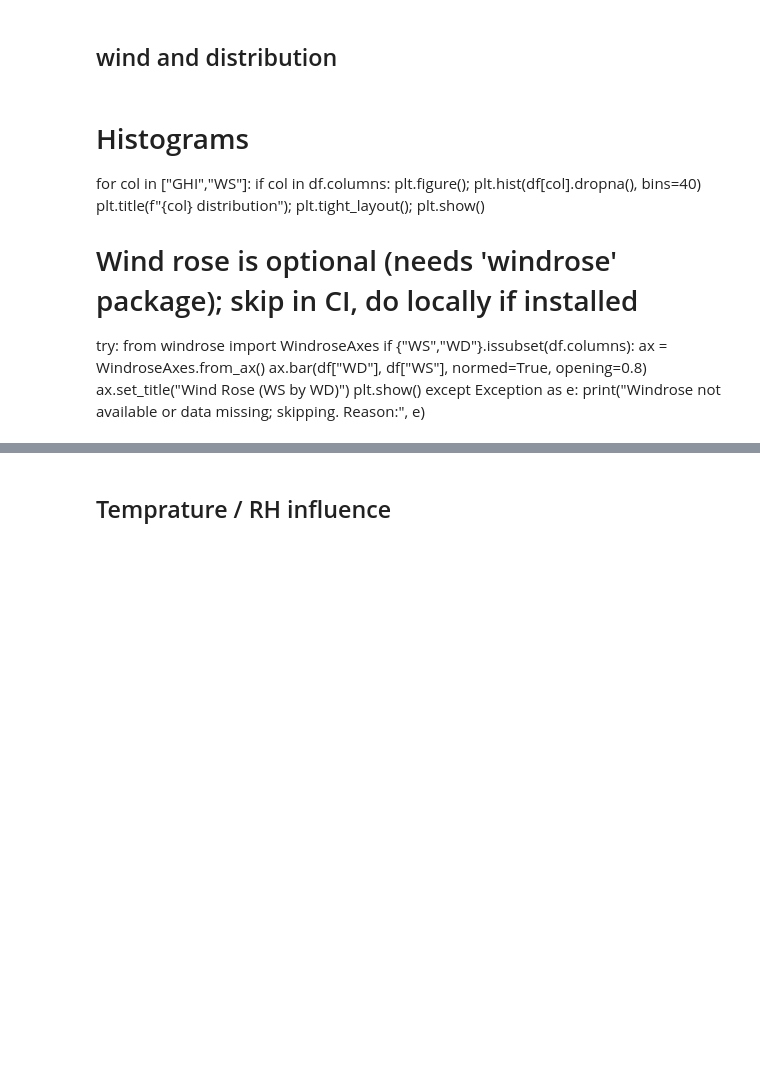
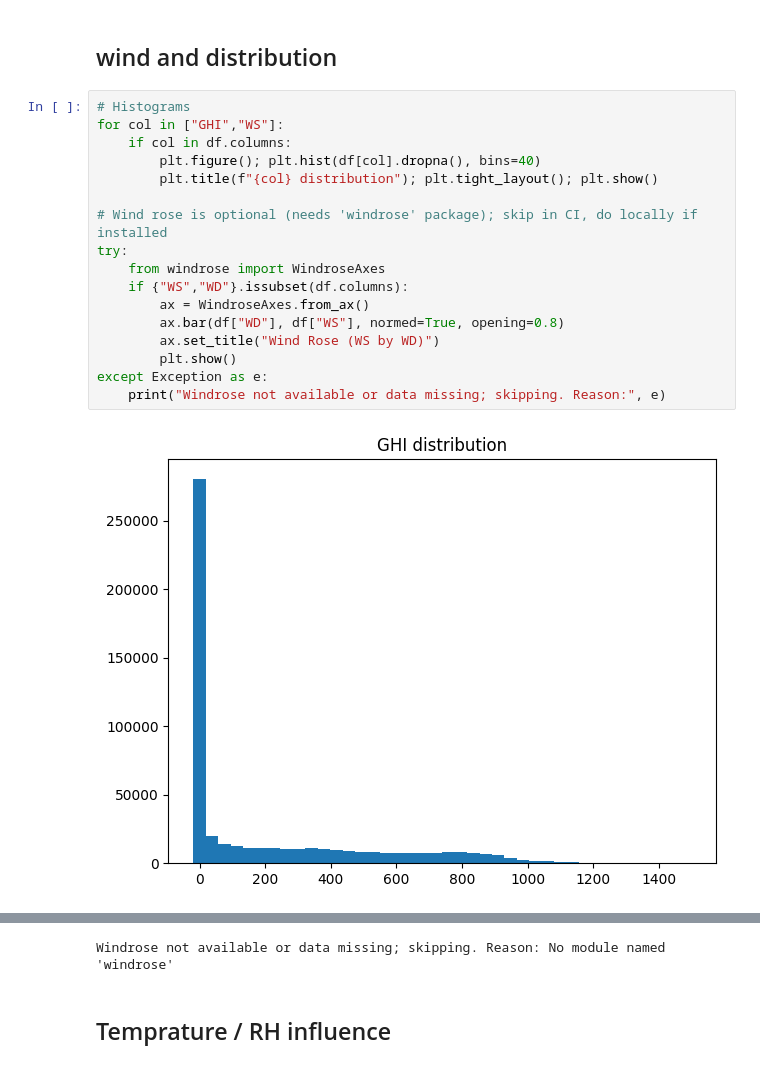
Before and after one commit to YEAB-G/Solar-challenge-week0, a Jupyter notebook: notebook/eda-sierraleon-bumbuna.ipynb, the cells around one changed output, grey strips where cells are left out. Cells and saved outputs as stored; diff of their text form; blank space fills up the shorter version.

```diff
--- a/notebook/eda-sierraleon-bumbuna.ipynb
+++ b/notebook/eda-sierraleon-bumbuna.ipynb
@@ -294,19 +265,21 @@ if {"RH","Tamb"}.issubset(df_clean.columns):
 # %% [markdown]
 ## wind and distribution
-# %% [markdown]
-# Histograms
-for col in ["GHI","WS"]:
-    if col in df.columns:
-        plt.figure(); plt.hist(df[col].dropna(), bins=40)
-        plt.title(f"{col} distribution"); plt.tight_layout(); plt.show()
-
-# Wind rose is optional (needs 'windrose' package); skip in CI, do locally if installed
-try:
-    from windrose import WindroseAxes
-    if {"WS","WD"}.issubset(df.columns):
-        ax = WindroseAxes.from_ax()
-        ax.bar(df["WD"], df["WS"], normed=True, opening=0.8)
-        ax.set_title("Wind Rose (WS by WD)")
-        plt.show()
-except Exception as e:
-    print("Windrose not available or data missing; skipping. Reason:", e)
+# %%
+# Histograms
+for col in ["GHI","WS"]:
+    if col in df.columns:
+        plt.figure(); plt.hist(df[col].dropna(), bins=40)
+        plt.title(f"{col} distribution"); plt.tight_layout(); plt.show()
+
+# Wind rose is optional (needs 'windrose' package); skip in CI, do locally if installed
+try:
+    from windrose import WindroseAxes
+    if {"WS","WD"}.issubset(df.columns):
+        ax = WindroseAxes.from_ax()
+        ax.bar(df["WD"], df["WS"], normed=True, opening=0.8)
+        ax.set_title("Wind Rose (WS by WD)")
+        plt.show()
+except Exception as e:
+    print("Windrose not available or data missing; skipping. Reason:", e)
+# %% [output]
+[figure, added]
@@ -313,3 +287,4 @@ except Exception as e:
+Windrose not available or data missing; skipping. Reason: No module named 'windrose'
 # %% [markdown]
 ## Temprature / RH influence
 # %%
```
Also changed, not shown: parts of 11 cells of this notebook.
